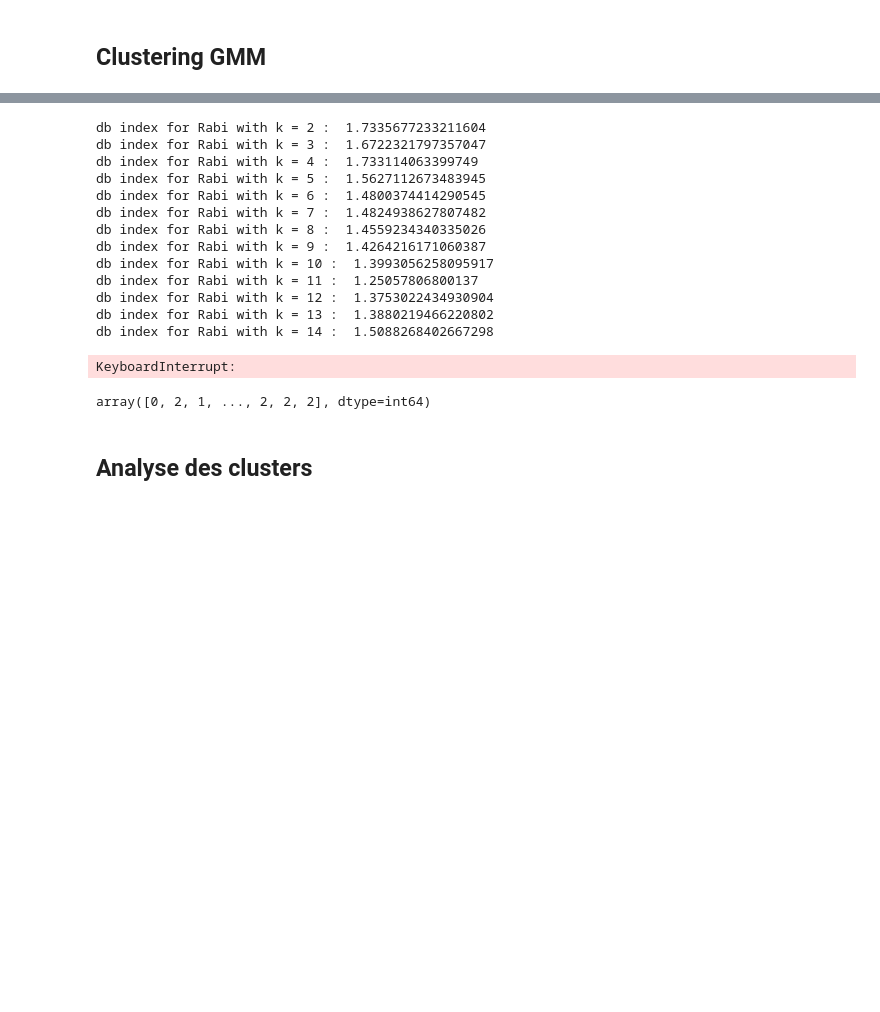
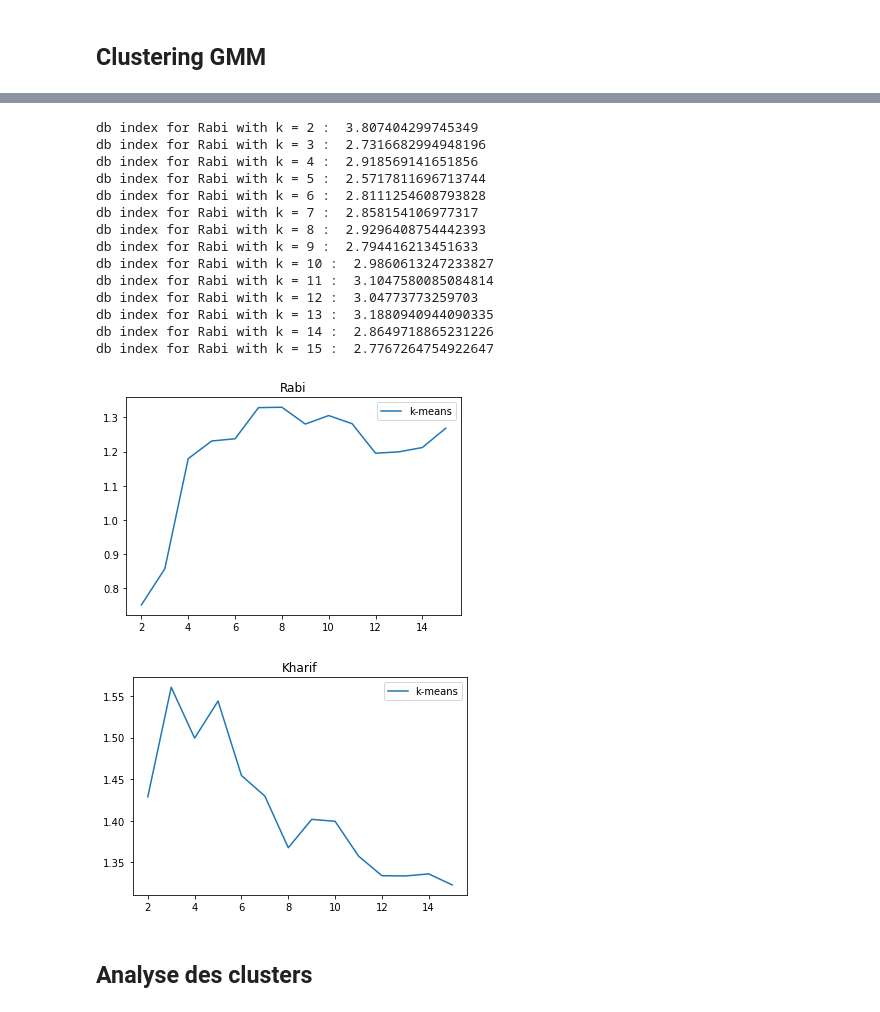
Before and after one commit to amaurylancelin/Datathon, a Jupyter notebook: Code par Pax/Martin/clustering_without_admin_only_loss.ipynb, the cells around one changed output, grey strips where cells are left out. Saved outputs shown, nothing was run; the diff lists cells and outputs as text; code cells hidden in the pictures; blank space fills up the shorter version.

```diff
--- a/Code par Pax/Martin/clustering_without_admin_only_loss.ipynb
+++ b/Code par Pax/Martin/clustering_without_admin_only_loss.ipynb
@@ -146,12 +151,15 @@ df_K["Cluster"] = kmeans_labels_K
 # %%
 from sklearn.mixture import GaussianMixture
 # %%
-score_R = []
+score_R_GMM = []
 for i in range(2,16) :
     nb_clusters_R = i
-    gm = GaussianMixture(n_components=nb_clusters_R,covariance_type = 'tied')
+    weights_init = np.ones(nb_clusters_R)/nb_clusters_R
+    means_init = centers_R[i-2]
+    gm = GaussianMixture(n_components=nb_clusters_R,covariance_type = 'full',
+                            weights_init = weights_init,means_init = means_init)
     preds = gm.fit_predict(data_R_db)
     db_index = davies_bouldin_score(data_R_db, preds)
-    score_R.append(db_index)
+    score_R_GMM.append(db_index)
     print(f"db index for Rabi with k = {nb_clusters_R} : ", db_index)
 # %% [output]
@@ -172,37 +180,46 @@ db index for Rabi with k = 15 :  1.355006600366665
 # %%
-score_K = []
+score_K_GMM = []
 for i in range(2,16) :
     nb_clusters_K = i
-    gm = GaussianMixture(n_components=nb_clusters_K,covariance_type = 'tied')
+    weights_init = np.ones(nb_clusters_K)/nb_clusters_K
+    means_init = centers_K[i-2]
+    gm = GaussianMixture(n_components=nb_clusters_K,covariance_type = 'full',
+                            weights_init = weights_init,means_init = means_init)
     preds = gm.fit_predict(data_K_db)
     db_index = davies_bouldin_score(data_K_db, preds)
-    score_K.append(db_index)
+    score_K_GMM.append(db_index)
     print(f"db index for Rabi with k = {nb_clusters_K} : ", db_index)
 # %% [output]
-db index for Rabi with k = 2 :  1.7335677233211604
-db index for Rabi with k = 3 :  1.6722321797357047
-db index for Rabi with k = 4 :  1.733114063399749
-db index for Rabi with k = 5 :  1.5627112673483945
-db index for Rabi with k = 6 :  1.4800374414290545
-db index for Rabi with k = 7 :  1.4824938627807482
-db index for Rabi with k = 8 :  1.4559234340335026
-db index for Rabi with k = 9 :  1.4264216171060387
-db index for Rabi with k = 10 :  1.3993056258095917
-db index for Rabi with k = 11 :  1.25057806800137
-db index for Rabi with k = 12 :  1.3753022434930904
-db index for Rabi with k = 13 :  1.3880219466220802
-db index for Rabi with k = 14 :  1.5088268402667298
+db index for Rabi with k = 2 :  3.807404299745349
+db index for Rabi with k = 3 :  2.7316682994948196
+db index for Rabi with k = 4 :  2.918569141651856
+db index for Rabi with k = 5 :  2.5717811696713744
+db index for Rabi with k = 6 :  2.8111254608793828
+db index for Rabi with k = 7 :  2.858154106977317
+db index for Rabi with k = 8 :  2.9296408754442393
+db index for Rabi with k = 9 :  2.794416213451633
+db index for Rabi with k = 10 :  2.9860613247233827
+db index for Rabi with k = 11 :  3.1047580085084814
+db index for Rabi with k = 12 :  3.04773773259703
+db index for Rabi with k = 13 :  3.1880940944090335
+db index for Rabi with k = 14 :  2.8649718865231226
+db index for Rabi with k = 15 :  2.7767264754922647
-KeyboardInterrupt:
 # %%
-plt.plot(range(2,16),score_R)
+plt.plot(range(2,16),score_R,label="k-means")
+#plt.plot(range(2,16),score_R_GMM,label = "GMM")
 plt.title("Rabi")
+
+plt.legend()
 plt.show()
 
-plt.plot(range(2,16),score_K)
+plt.plot(range(2,16),score_K,label="k-means")
+#plt.plot(range(2,16),score_K_GMM,label = "GMM")
 plt.title("Kharif")
+plt.legend()
 plt.show()
 # %% [output]
-array([0, 2, 1, ..., 2, 2, 2], dtype=int64)
+[figure, added]
+[figure, added]
 # %% [markdown]
 ## Analyse des clusters
 # %% [markdown]
```
Also changed, not shown: parts of 12 cells of this notebook, 6 other files.
